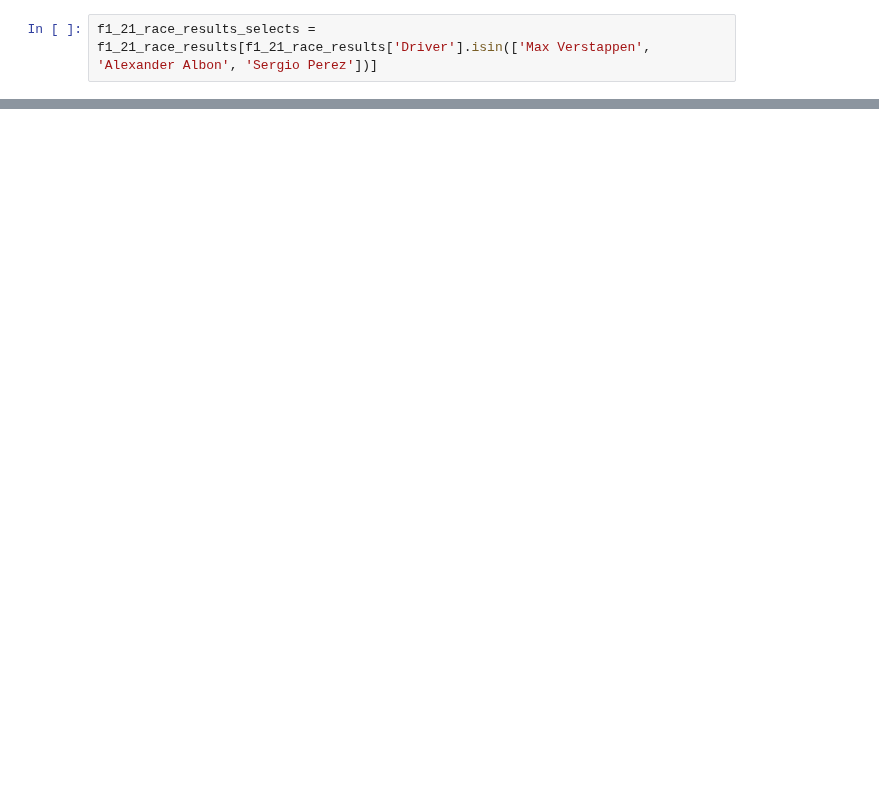
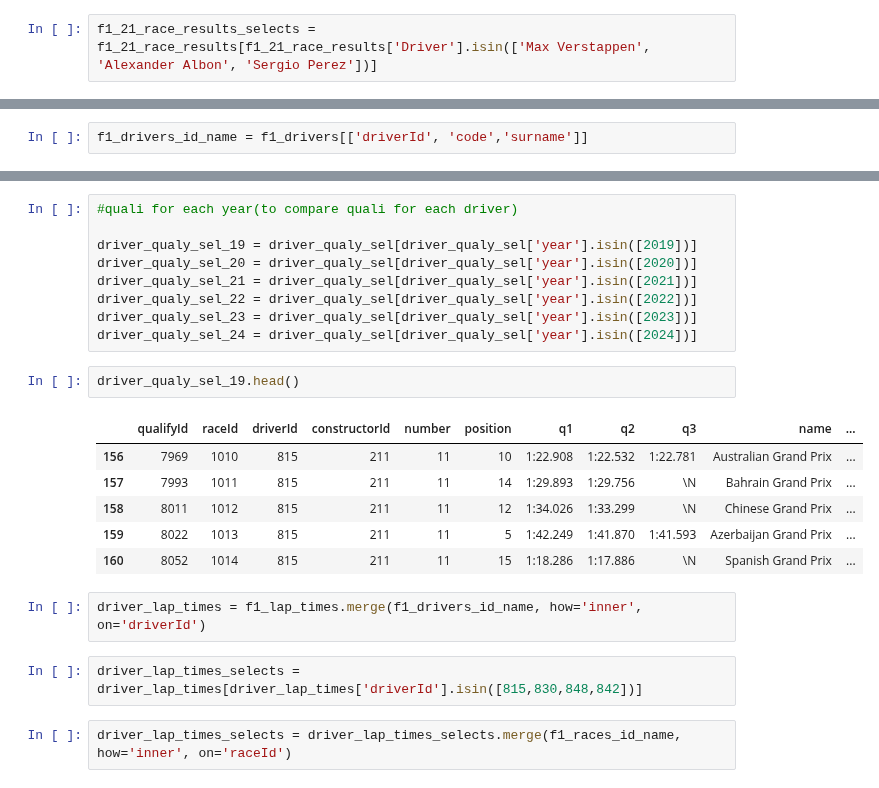
Before and after one commit to GeorgeToma99/f1_capstone_da12_georgetoma, a Jupyter notebook: notebooks/python/f1_explore.ipynb, the cells around one changed output, grey strips where cells are left out. Saved outputs shown, nothing was run; the diff lists cells and outputs as text; blank space fills up the shorter version.

```diff
--- a/notebooks/python/f1_explore.ipynb
+++ b/notebooks/python/f1_explore.ipynb
@@ -188,0 +265,2 @@ f1_24_race_results_selects.head()
+# %%
+f1_drivers_id_name = f1_drivers[['driverId', 'code','surname']]
@@ -188,0 +296,24 @@ f1_24_race_results_selects.head()
+# %%
+#quali for each year(to compare quali for each driver)
+
+driver_qualy_sel_19 = driver_qualy_sel[driver_qualy_sel['year'].isin([2019])]
+driver_qualy_sel_20 = driver_qualy_sel[driver_qualy_sel['year'].isin([2020])]
+driver_qualy_sel_21 = driver_qualy_sel[driver_qualy_sel['year'].isin([2021])]
+driver_qualy_sel_22 = driver_qualy_sel[driver_qualy_sel['year'].isin([2022])]
+driver_qualy_sel_23 = driver_qualy_sel[driver_qualy_sel['year'].isin([2023])]
+driver_qualy_sel_24 = driver_qualy_sel[driver_qualy_sel['year'].isin([2024])]
+# %%
+driver_qualy_sel_19.head()
+# %% [output]
+|  | qualifyId | raceId | driverId | constructorId | number | position | q1 | q2 | q3 | name | ... |
+| 156 | 7969 | 1010 | 815 | 211 | 11 | 10 | 1:22.908 | 1:22.532 | 1:22.781 | Australian Grand Prix | ... |
+| 157 | 7993 | 1011 | 815 | 211 | 11 | 14 | 1:29.893 | 1:29.756 | \N | Bahrain Grand Prix | ... |
+| 158 | 8011 | 1012 | 815 | 211 | 11 | 12 | 1:34.026 | 1:33.299 | \N | Chinese Grand Prix | ... |
+| 159 | 8022 | 1013 | 815 | 211 | 11 | 5 | 1:42.249 | 1:41.870 | 1:41.593 | Azerbaijan Grand Prix | ... |
+| 160 | 8052 | 1014 | 815 | 211 | 11 | 15 | 1:18.286 | 1:17.886 | \N | Spanish Grand Prix | ... |
+# %%
+driver_lap_times = f1_lap_times.merge(f1_drivers_id_name, how='inner', on='driverId')
+# %%
+driver_lap_times_selects = driver_lap_times[driver_lap_times['driverId'].isin([815,830,848,842])]
+# %%
+driver_lap_times_selects = driver_lap_times_selects.merge(f1_races_id_name, how='inner', on='raceId')
```
Also changed, not shown: parts of 22 cells of this notebook.
